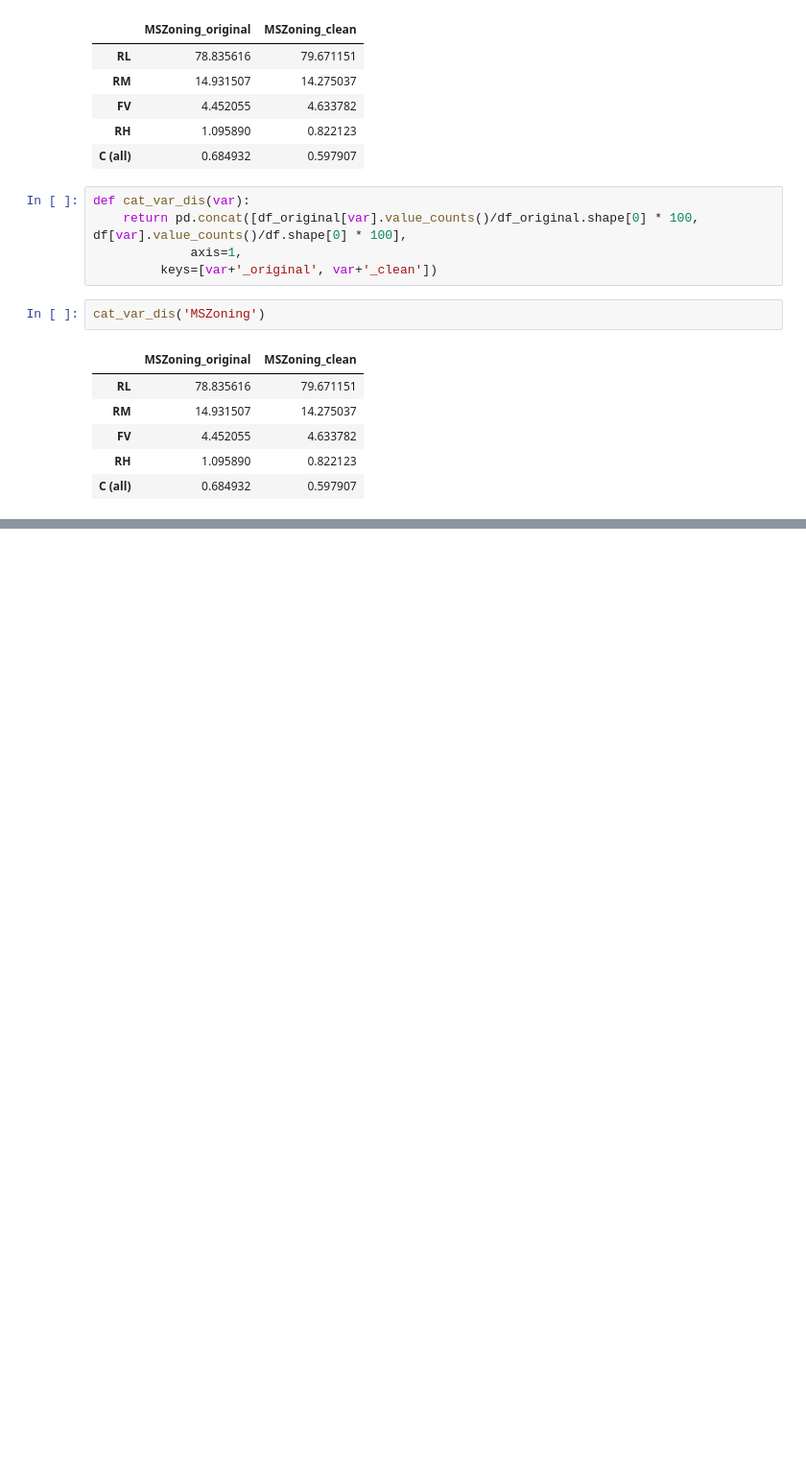
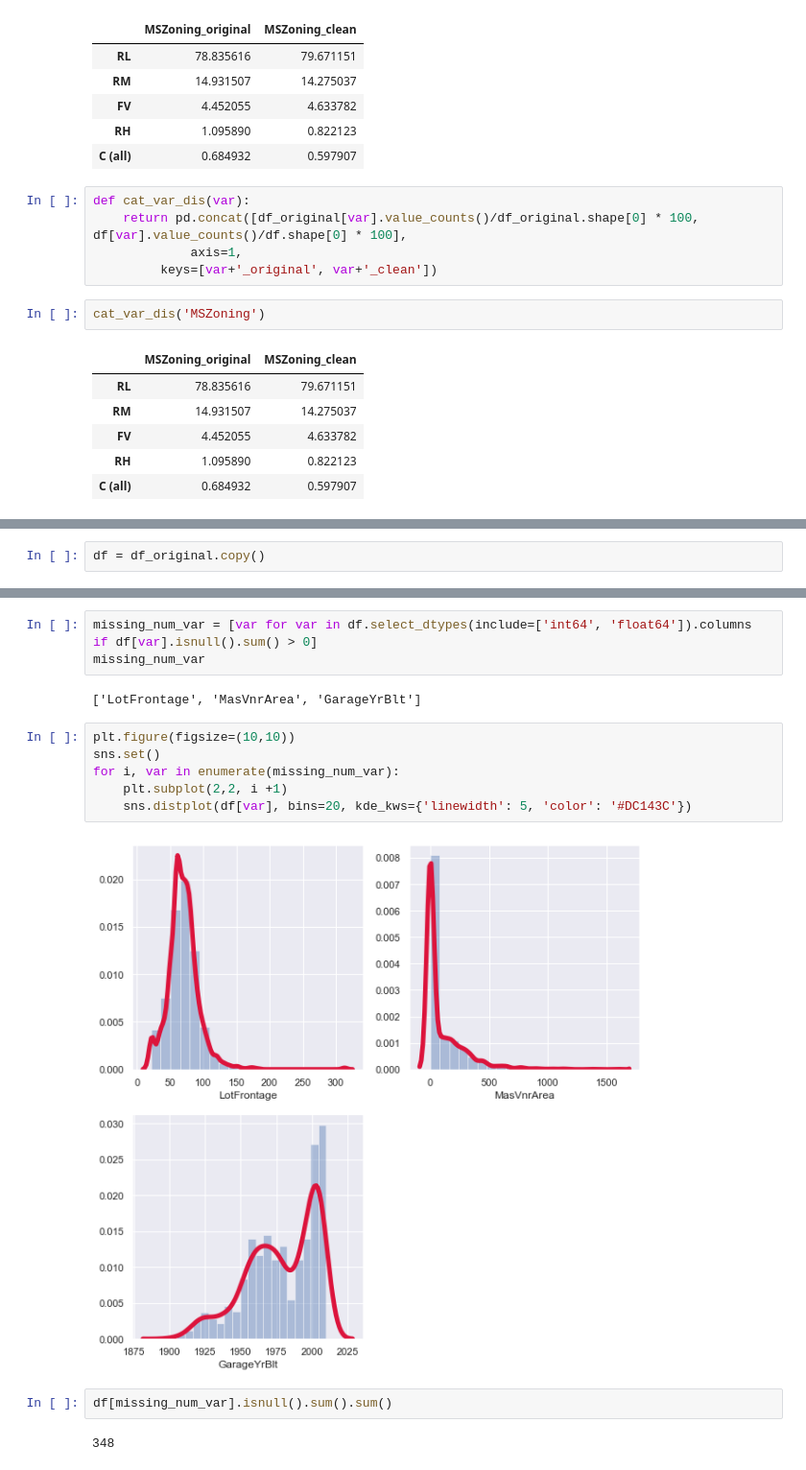
Before and after one commit to narottamgoyal/ML.Example.Walkthrough, a Jupyter notebook: HousePricePrediction/Fixing missing values.ipynb, the cells around one changed output, grey strips where cells are left out. Shown at 96% size. Saved outputs shown, nothing was run; the diff lists cells and outputs as text; blank space fills up the shorter version.

```diff
--- a/HousePricePrediction/Fixing missing values.ipynb
+++ b/HousePricePrediction/Fixing missing values.ipynb
@@ -244,0 +247,2 @@ cat_var_dis('MSZoning')
+# %%
+df = df_original.copy()
@@ -244,0 +255,17 @@ cat_var_dis('MSZoning')
+# %%
+missing_num_var = [var for var in df.select_dtypes(include=['int64', 'float64']).columns if df[var].isnull().sum() > 0]
+missing_num_var
+# %% [output]
+['LotFrontage', 'MasVnrArea', 'GarageYrBlt']
+# %%
+plt.figure(figsize=(10,10))
+sns.set()
+for i, var in enumerate(missing_num_var):
+    plt.subplot(2,2, i +1)
+    sns.distplot(df[var], bins=20, kde_kws={'linewidth': 5, 'color': '#DC143C'})
+# %% [output]
+[figure, added]
+# %%
+df[missing_num_var].isnull().sum().sum()
+# %% [output]
+348
```
Also changed, not shown: parts of 50 cells of this notebook, 2 other files.
